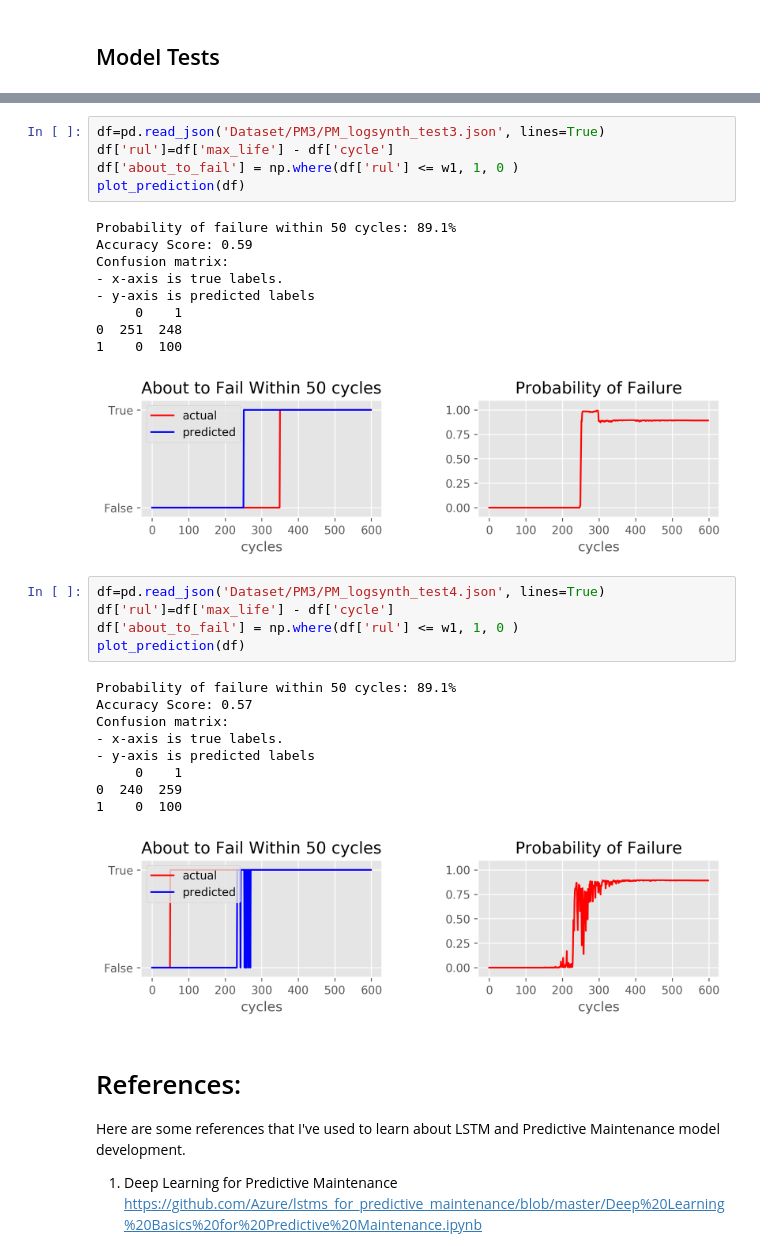
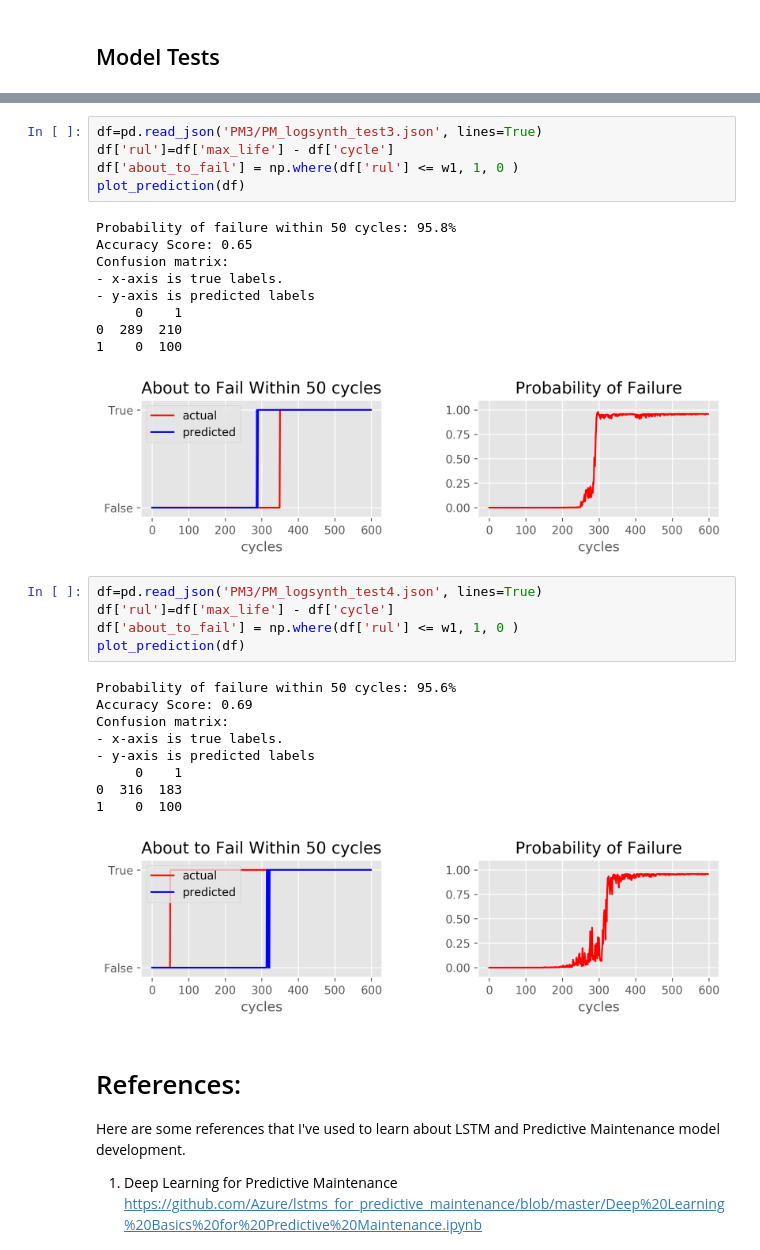
Before and after one commit to mapr-demos/predictive-maintenance, a Jupyter notebook: notebooks/jupyter/LSTM For Predictive Maintenance-ian01.ipynb, the cells around one changed output, grey strips where cells are left out. Cells and saved outputs as stored; diff of their text form.

```diff
--- a/notebooks/jupyter/LSTM For Predictive Maintenance-ian01.ipynb
+++ b/notebooks/jupyter/LSTM For Predictive Maintenance-ian01.ipynb
@@ -447,35 +448,35 @@ Confusion matrix:
 1  100  0
 [figure]
 # %%
-df=pd.read_json('Dataset/PM3/PM_logsynth_test3.json', lines=True)
+df=pd.read_json('PM3/PM_logsynth_test3.json', lines=True)
 df['rul']=df['max_life'] - df['cycle']
 df['about_to_fail'] = np.where(df['rul'] <= w1, 1, 0 )
 plot_prediction(df)
 # %% [output]
-Probability of failure within 50 cycles: 89.1%
-Accuracy Score: 0.59
+Probability of failure within 50 cycles: 95.8%
+Accuracy Score: 0.65
 Confusion matrix:
 - x-axis is true labels.
 - y-axis is predicted labels
      0    1
-0  251  248
+0  289  210
 1    0  100
-[figure, old version]
+[figure, new version]
 # %%
-df=pd.read_json('Dataset/PM3/PM_logsynth_test4.json', lines=True)
+df=pd.read_json('PM3/PM_logsynth_test4.json', lines=True)
 df['rul']=df['max_life'] - df['cycle']
 df['about_to_fail'] = np.where(df['rul'] <= w1, 1, 0 )
 plot_prediction(df)
 # %% [output]
-Probability of failure within 50 cycles: 89.1%
-Accuracy Score: 0.57
+Probability of failure within 50 cycles: 95.6%
+Accuracy Score: 0.69
 Confusion matrix:
 - x-axis is true labels.
 - y-axis is predicted labels
      0    1
-0  240  259
+0  316  183
 1    0  100
-[figure, old version]
+[figure, new version]
 # %% [markdown]
 # References:
 
```
Also changed, not shown: parts of 9 cells of this notebook, 1 other file.
